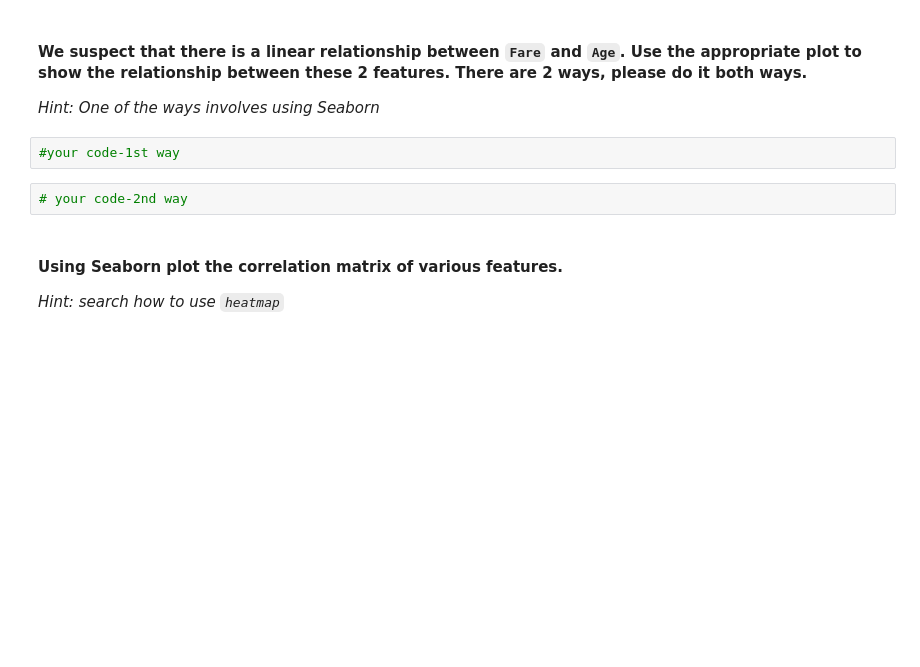
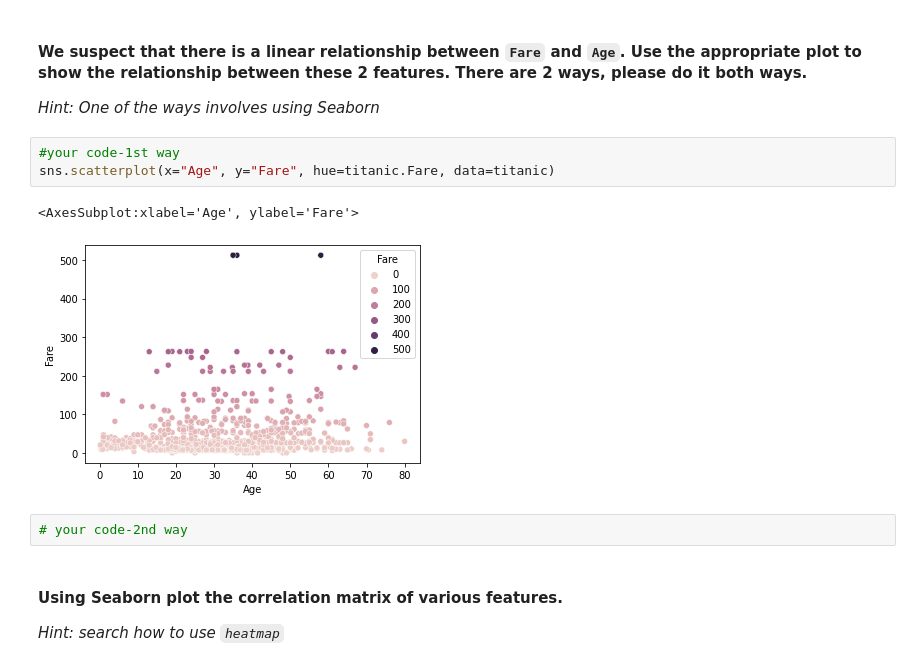
Before and after one commit to santhart97/lab-visualization-extra, a Jupyter notebook: challenge-2.ipynb, the cells around one changed output. Cells and saved outputs as stored; diff of their text form; blank space fills up the shorter version.

```diff
--- a/challenge-2.ipynb
+++ b/challenge-2.ipynb
@@ -186,6 +195,10 @@ sns.histplot(x=titanic.Age, y=titanic.PassengerId, bins = 2, kde = True )
 *Hint: One of the ways involves using Seaborn*
 # %%
 #your code-1st way
+sns.scatterplot(x="Age", y="Fare", hue=titanic.Fare, data=titanic)
+# %% [output]
+<AxesSubplot:xlabel='Age', ylabel='Fare'>
+[figure, added]
 # %%
 # your code-2nd way
 # %% [markdown]
```
Also changed, not shown: parts of 12 cells of this notebook, 1 other file.
